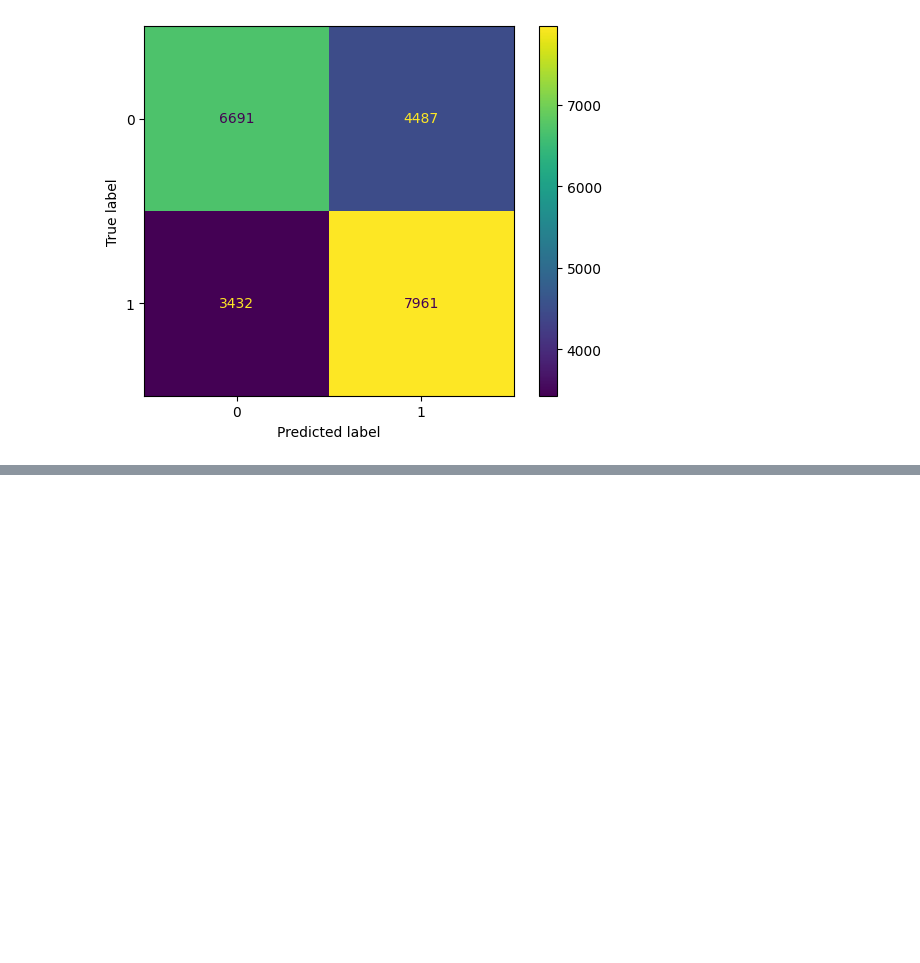
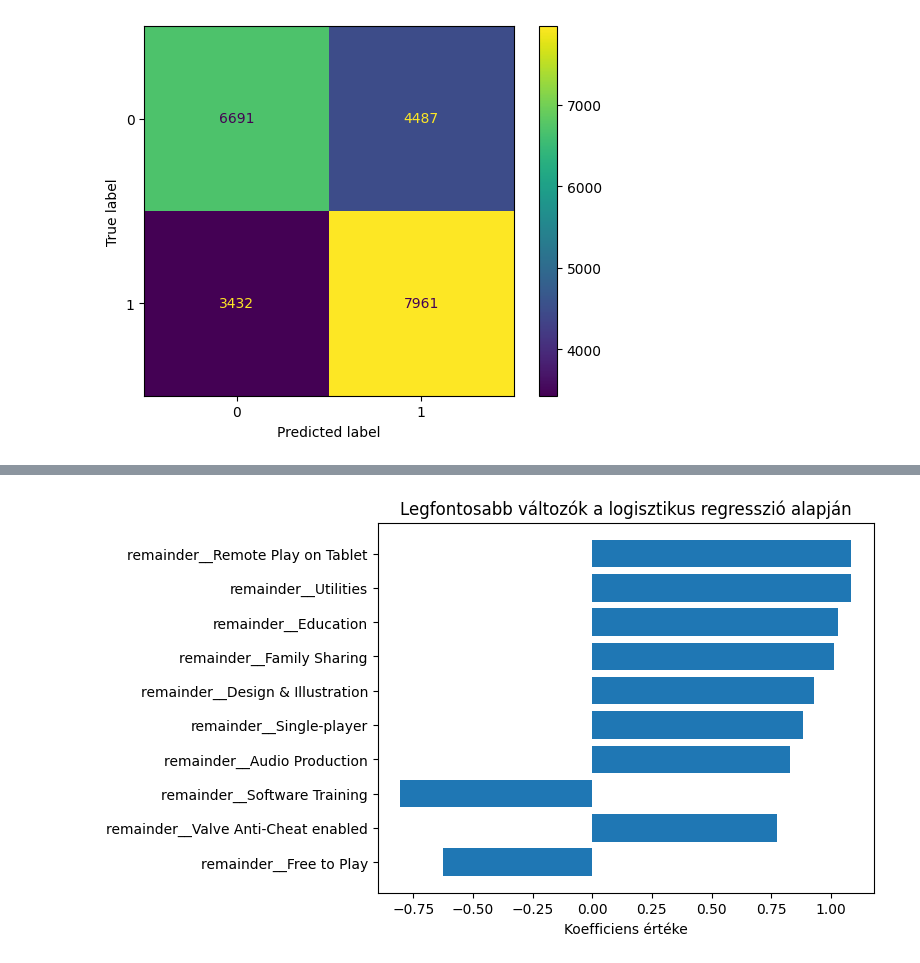
Before and after one commit to Ddavid111/videogame-data-analysis, a Jupyter notebook: notebooks/Classification/videogame_success_classification.ipynb, the cells around one changed output, grey strips where cells are left out. Saved outputs shown, nothing was run; the diff lists cells and outputs as text; code cells hidden in the pictures; blank space fills up the shorter version.

```diff
--- a/notebooks/Classification/videogame_success_classification.ipynb
+++ b/notebooks/Classification/videogame_success_classification.ipynb
@@ -338,0 +467,14 @@ ROC-AUC: 0.7173681517925653
+# %%
+logreg = clf.named_steps["model"]
+
+feature_names = clf.named_steps["preprocess"].get_feature_names_out()
+
+coef_df = pd.DataFrame({
+    "feature": feature_names,
+    "coefficient": logreg.coef_[0]
+})
+
+coef_df["abs_coef"] = coef_df["coefficient"].abs()
+coef_df = coef_df.sort_values("abs_coef", ascending=False)
+
+coef_df.head(15)
@@ -338,0 +498,9 @@ ROC-AUC: 0.7173681517925653
+# %%
+top = coef_df.head(10).iloc[::-1]
+
+plt.barh(top["feature"], top["coefficient"])
+plt.xlabel("Koefficiens értéke")
+plt.title("Legfontosabb változók a logisztikus regresszió alapján")
+plt.show()
+# %% [output]
+[figure, added]
```
Also changed, not shown: parts of 18 cells of this notebook, 18 other files.
